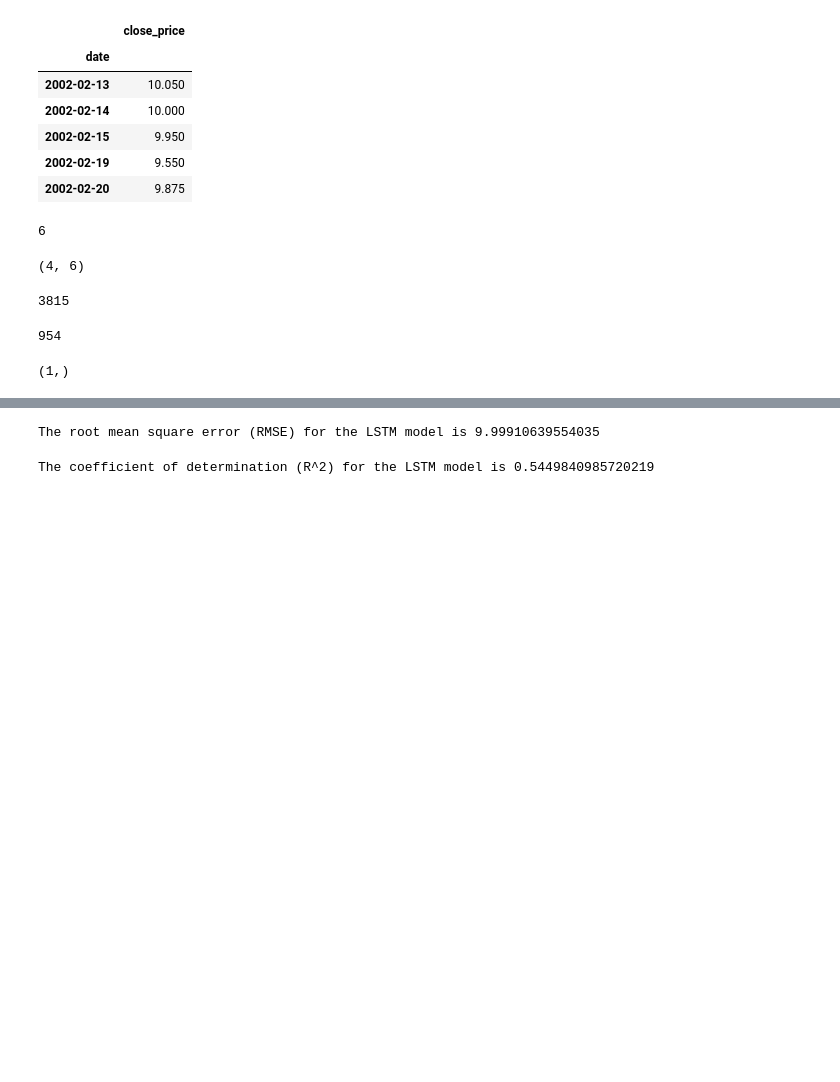
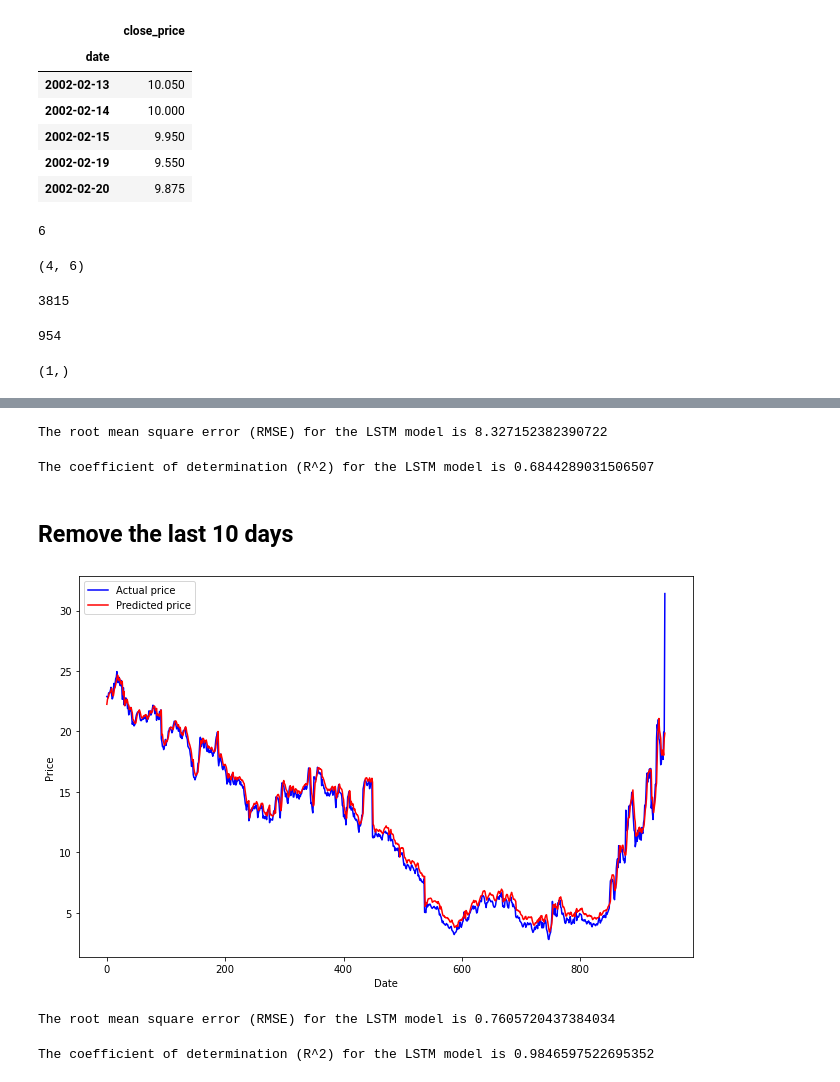
Before and after one commit to zhaoshengEE/Stock_Price_Forecasting, a Jupyter notebook: LSTM_1.ipynb, the cells around one changed output, grey strips where cells are left out. Saved outputs shown, nothing was run; the diff lists cells and outputs as text; code cells hidden in the pictures; blank space fills up the shorter version.

```diff
--- a/LSTM_1.ipynb
+++ b/LSTM_1.ipynb
@@ -164,10 +183,35 @@ plt.show()
 # %%
-RMSE = sqrt(mean_squared_error(actual_value, predicted_value))
+RMSE = sqrt(mean_squared_error(test_actual_value, test_predicted_value))
 print(f'The root mean square error (RMSE) for the LSTM model is {RMSE}')
 # %% [output]
-The root mean square error (RMSE) for the LSTM model is 9.99910639554035
+The root mean square error (RMSE) for the LSTM model is 8.327152382390722
 # %%
-R_2 = r2_score(actual_value, predicted_value)
+R_2 = r2_score(test_actual_value, test_predicted_value)
 print(f'The coefficient of determination (R^2) for the LSTM model is {R_2}')
 # %% [output]
-The coefficient of determination (R^2) for the LSTM model is 0.5449840985720219
+The coefficient of determination (R^2) for the LSTM model is 0.6844289031506507
+# %% [markdown]
+## Remove the last 10 days
+# %%
+test_predicted_value = scaler.inverse_transform(model.predict(np.array(X_test[:-10])))
+test_actual_value = scaler.inverse_transform(np.array(y_test[:-10]))
+# %%
+plt.figure(figsize = (11,7))
+plt.plot(test_actual_value, color= 'blue', label= 'Actual price')
+plt.plot(test_predicted_value, color= 'red', label= 'Predicted price')
+plt.xlabel('Date')
+plt.ylabel('Price')
+plt.legend()
+plt.show()
+# %% [output]
+[figure, added]
+# %%
+RMSE = sqrt(mean_squared_error(test_actual_value, test_predicted_value))
+print(f'The root mean square error (RMSE) for the LSTM model is {RMSE}')
+# %% [output]
+The root mean square error (RMSE) for the LSTM model is 0.7605720437384034
+# %%
+R_2 = r2_score(test_actual_value, test_predicted_value)
+print(f'The coefficient of determination (R^2) for the LSTM model is {R_2}')
+# %% [output]
+The coefficient of determination (R^2) for the LSTM model is 0.9846597522695352
```
Also changed, not shown: parts of 4 cells of this notebook.
